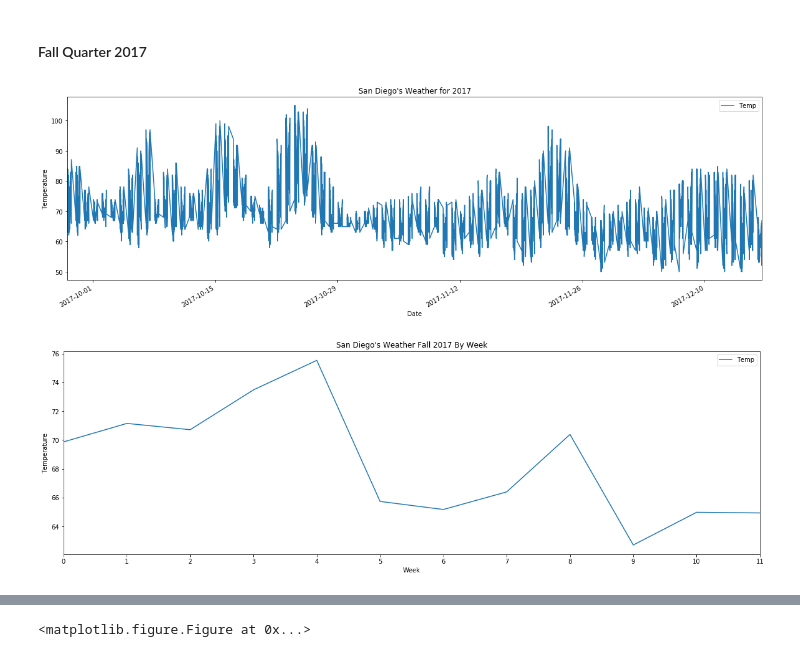
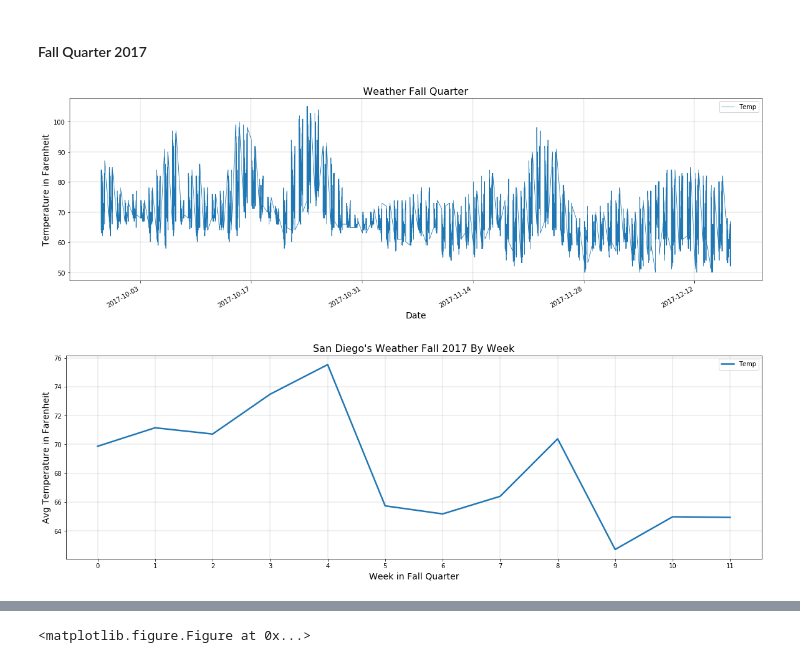
Before and after one commit to kelvinluime/Pr_059, a Jupyter notebook: FinalProject.ipynb, the cells around one changed output, grey strips where cells are left out. Drawn from its saved outputs; the diff is of its cells as text; code cells hidden in the pictures.

```diff
--- a/FinalProject.ipynb
+++ b/FinalProject.ipynb
@@ -1354,16 +1311,21 @@ plt.show()
 # %% [markdown]
 #### Fall Quarter 2017
 # %%
-df_weather_2017.plot()
-plt.title('San Diego\'s Weather for 2017'); plt.xlabel('Date'); plt.ylabel('Temperature');
+df_weather_2017.plot(linewidth=.8)
+plt.title('Weather Fall Quarter',fontsize=16)
+plt.xlabel('Date',fontsize=14)
+plt.ylabel('Temperature in Farenheit', fontsize=14)
+plt.grid(color='gray', linestyle='-', linewidth=0.25)
 # %% [output]
-[figure, old version]
+[figure, new version]
 # %%
 df_weather_week = df_weather_2017.resample('W').mean()
 df_weather_week.index = [week for week in range(len(df_weather_week))]
-ax = df_weather_week.plot()
+ax = df_weather_week.plot(linewidth=2.5)
 plt.xticks(df_weather_week.index)
-_ = ax.set_title("San Diego's Weather Fall 2017 By Week")
-plt.xlabel('Week'); plt.ylabel('Temperature');
+_ = ax.set_title("San Diego's Weather Fall 2017 By Week", fontsize=16)
+plt.xlabel('Week in Fall Quarter',fontsize=14)
+plt.ylabel('Avg Temperature in Farenheit', fontsize=14)
+plt.grid(color='gray', linestyle='-', linewidth=0.25)
 # %% [output]
-[figure, old version]
+[figure, new version]
```
Also changed, not shown: parts of 46 cells of this notebook, 1 other file.
